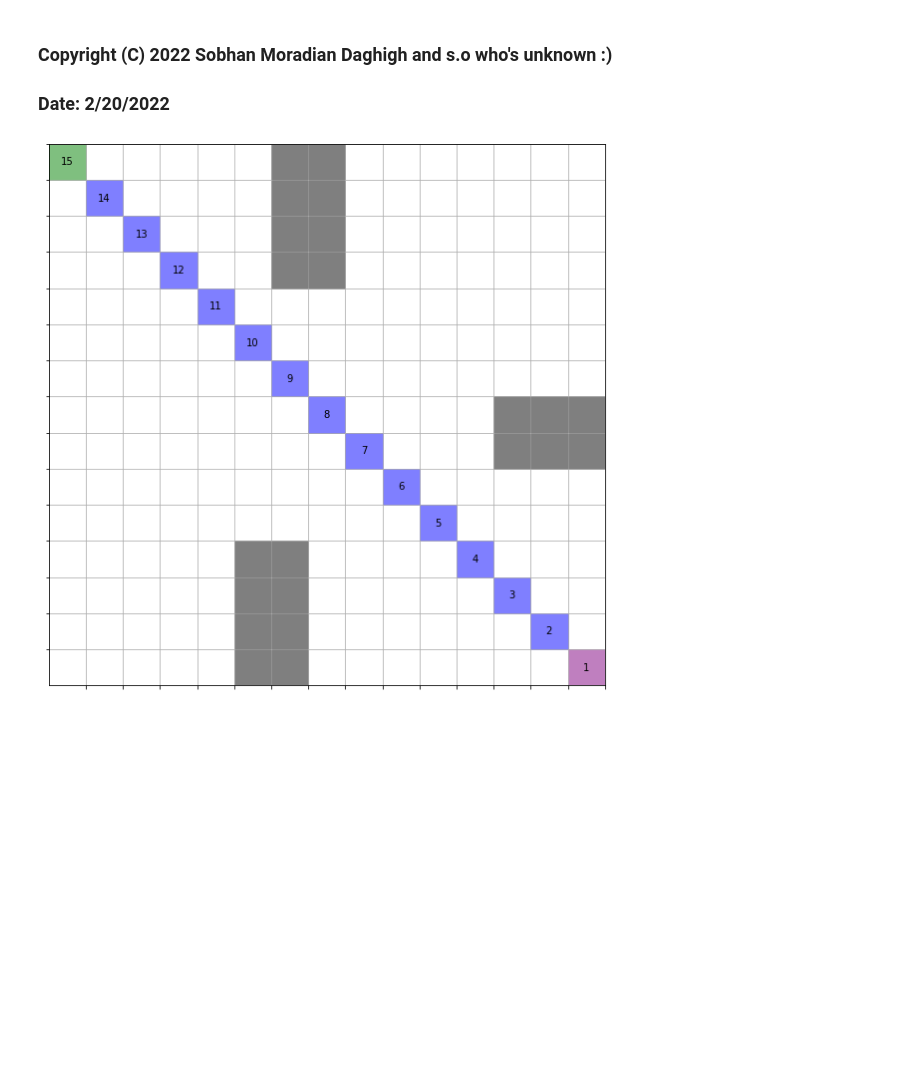
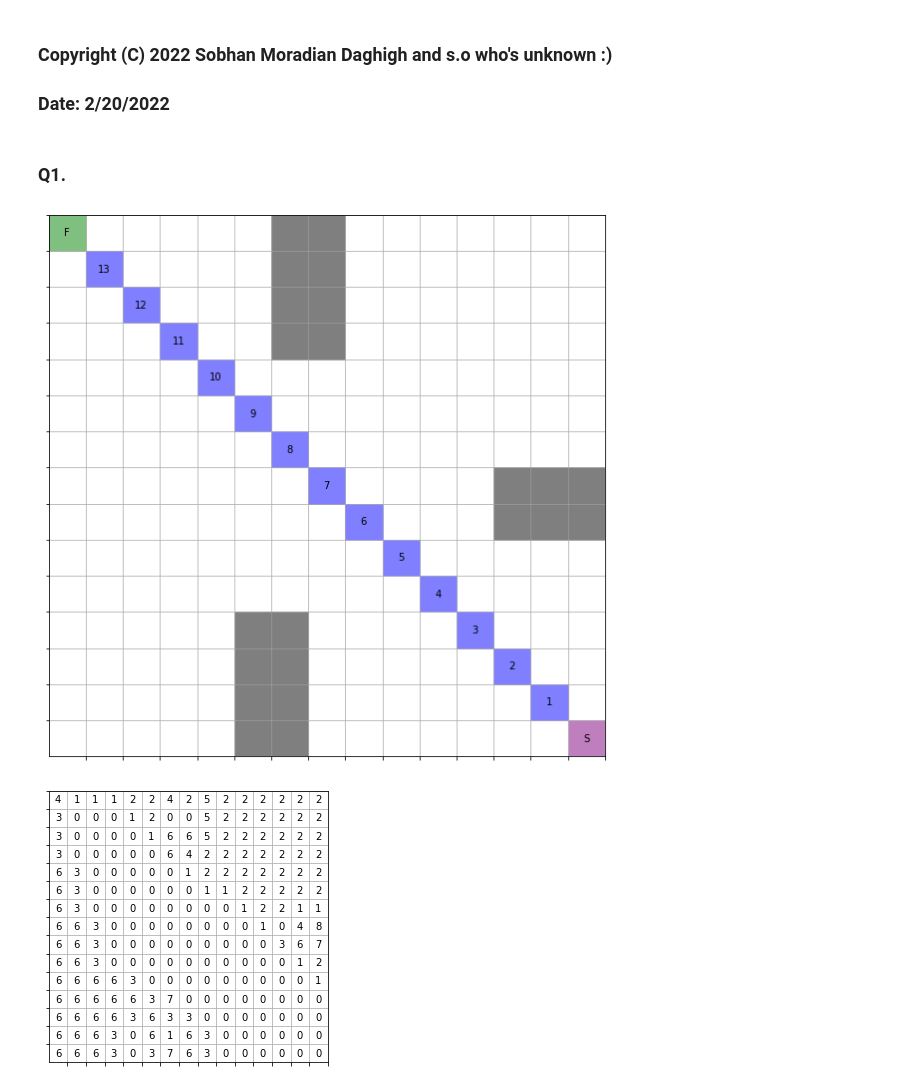
Before and after one commit to nahbos/AUT-Machine-Learning, a Jupyter notebook: FinalProj/ML_HW04.ipynb, the cells around one changed output. Drawn from its saved outputs; the diff is of its cells as text; code cells hidden in the pictures; blank space fills up the shorter version.

```diff
--- a/FinalProj/ML_HW04.ipynb
+++ b/FinalProj/ML_HW04.ipynb
@@ -93,17 +93,8 @@ class Environment(EnvironmentBase):
 
     # -------------------------------------------------------------------------------------------------------------
     def calculate_reward(self, action):
-#         probabilities = []
-#         for i in range(-1, 2):
-#             for j in range(-1, 2):
-#                 state_p = self.next_state((i, j), self.state)
-#                 probabilities.append(self.getTransitionStatesAndProbs(self.state, action, state_p))
+        return
 
-#         _, available_actions = self.available_actions(self.state)
-#         move = available_actions[np.random.choice(len(available_actions), p=list(filter(lambda num: num != 0, probabilities)))]
-#         self.state_p = tuple(np.add(move, self.state))
-#         return self.state_p
-        pass
 
     # -------------------------------------------------------------------------------------------------------------
     def terminated(self, state):
@@ -139,8 +130,8 @@ class Environment(EnvironmentBase):
     # -------------------------------------------------------------------------------------------------------------
     def get_states(self):
         states = []
-        for i in range(self.i_limit, 0, -1):
-            for j in range(self.j_limit, 0, -1):
+        for i in range(1, self.i_limit + 1):
+            for j in range(1, self.j_limit + 1):
                 if self.isStatePossible((i, j)):
                     states.append((i, j))
         return states
@@ -316,15 +391,14 @@ def plotter(environment, agent):
     ax.axes.xaxis.set_ticklabels([])
     ax.axes.yaxis.set_ticklabels([])
 
-    path, states = agent.get_path()
+    path, states, achived = agent.get_path()
     no = 1
     for i in range(environment.i_limit, 0, -1):
         temp = (environment.i_limit + 1) - i
         for j in range(environment.j_limit, 0, -1):
             if (i, j) == environment.start:
-                plt.gca().text(j - 0.5, temp - 0.5, str(no), va='center', ha='center')
+                plt.gca().text(j - 0.5, temp - 0.5, str('S'), va='center', ha='center')
                 plt.gca().add_patch(Rectangle((j, temp), -1, -1, fill=True, color='purple', alpha=0.5))
-                no += 1
 
             if (i, j) in environment.obstacles:
                 plt.gca().add_patch(Rectangle((j, temp), -1, -1, fill=True, color='black', alpha=0.5))
@@ -338,15 +412,19 @@ def plotter(environment, agent):
                 no += 1
 
             elif (i, j) == environment.goal:
-                plt.gca().text(j - 0.5, temp - 0.5, str(no), va='center', ha='center')
+                plt.gca().text(j - 0.5, temp - 0.5, str('F'), va='center', ha='center')
                 plt.gca().add_patch(Rectangle((j, temp), -1, -1, fill=True, color='green', alpha=0.5))
 
     plt.grid(True)
     plt.show()
+# %% [markdown]
+### Q1.
 # %%
-environment = Environment(actionPrice = -0.01, goalReward= 1000, punish = -1)
-agent = Agent(environment, theta=0.01)
+environment = Environment(actionPrice=-0.01, goalReward=1000, punish=-1)
+agent = Agent(environment)
 agent.take_action()
 plotter(environment, agent)
+agent.visualize_policy()
 # %% [output]
 [figure]
+[figure, added]
```
Also changed, not shown: parts of 12 cells of this notebook.
